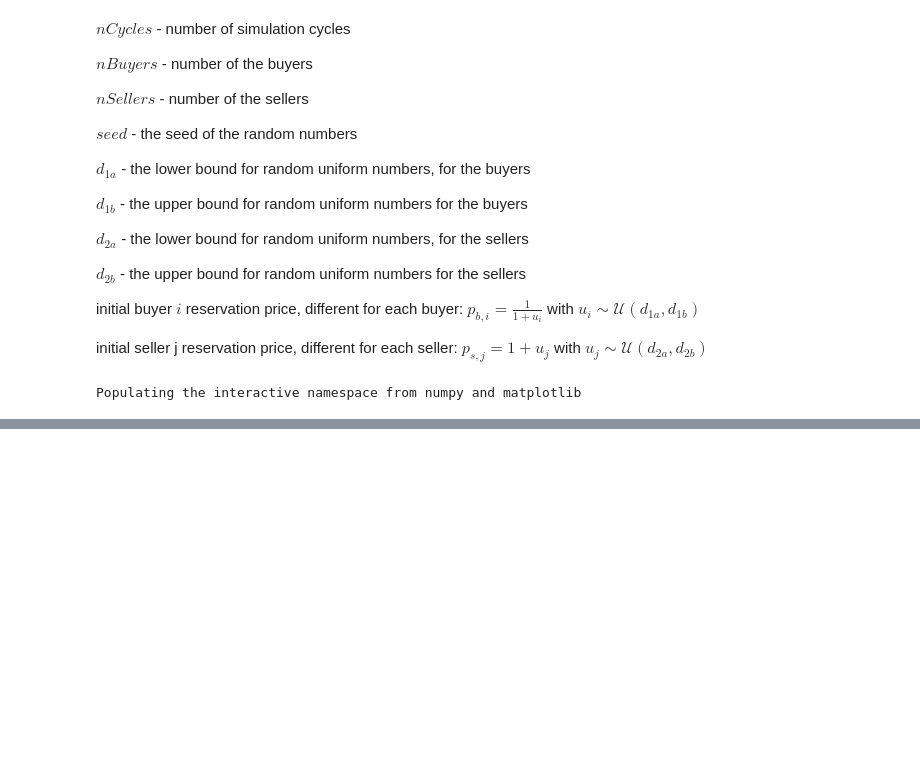
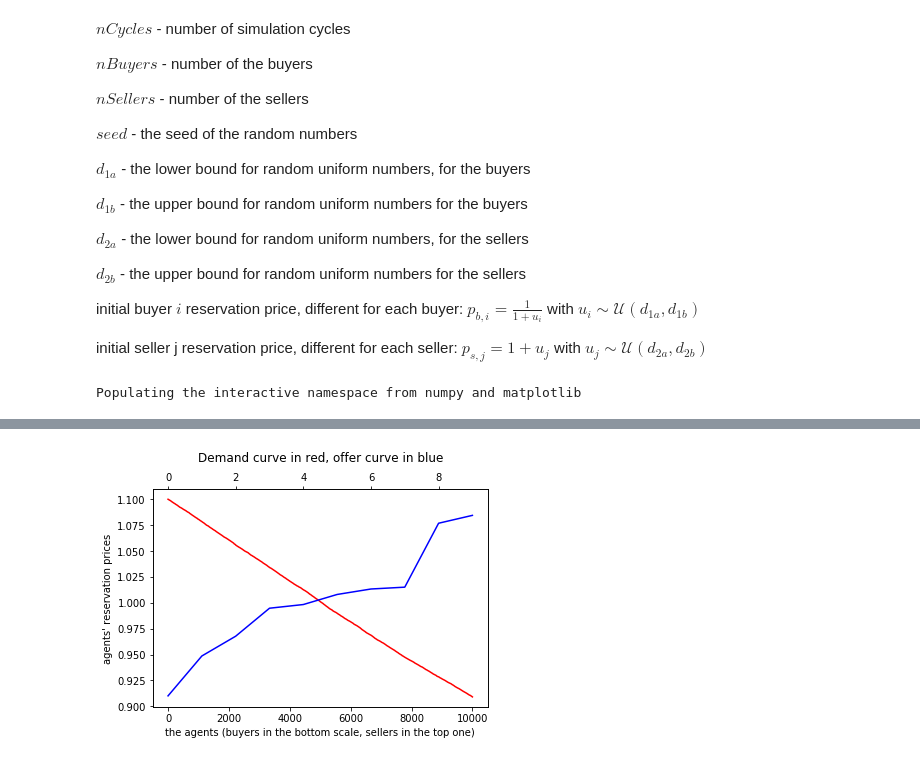
Before and after one commit to terna/microHayekianMarket, a Jupyter notebook: demandOfferCurves.ipynb, the cells around one changed output, grey strips where cells are left out. Saved outputs shown, nothing was run; the diff lists cells and outputs as text; code cells hidden in the pictures; blank space fills up the shorter version.

```diff
--- a/demandOfferCurves.ipynb
+++ b/demandOfferCurves.ipynb
@@ -69,0 +73,4 @@ plotCurves()
+# %%
+plotCurves(-0.10,0.10,-0.10,0.10)
+# %% [output]
+[figure, added]
```
Also changed, not shown: parts of 5 cells of this notebook.
